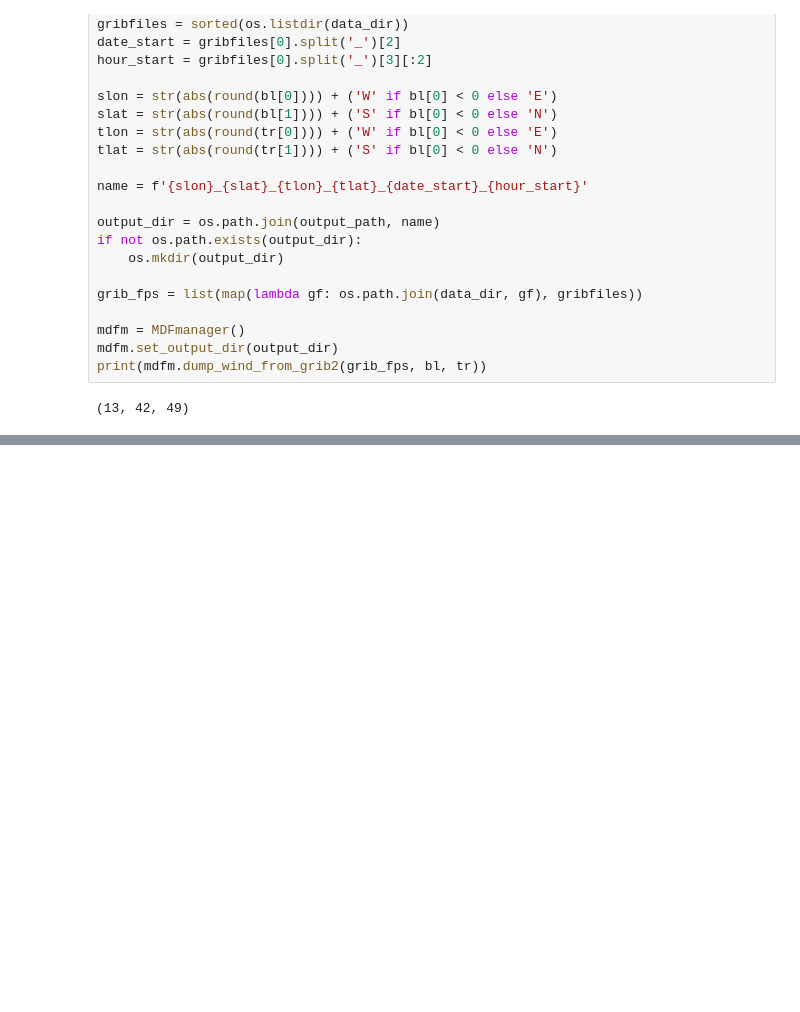
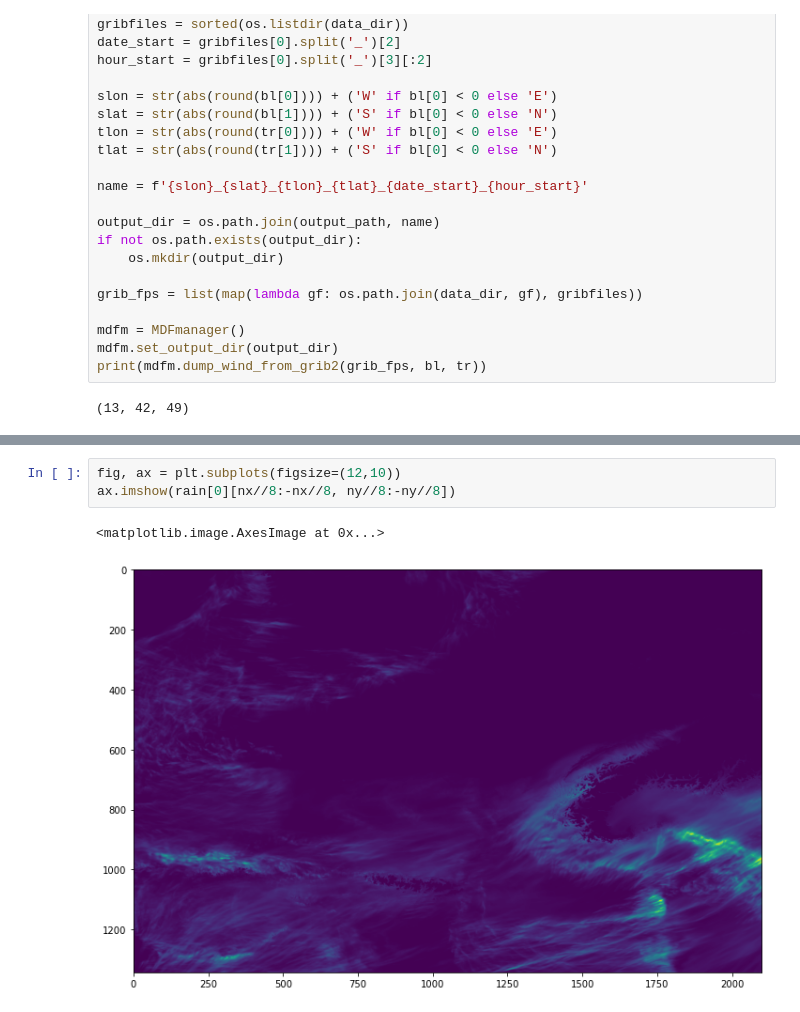
Before and after one commit to dabry-route/dabry, a Jupyter notebook: utils/Process_grib.ipynb, the cells around one changed output, grey strips where cells are left out. Cells and saved outputs as stored; diff of their text form; blank space fills up the shorter version.

```diff
--- a/utils/Process_grib.ipynb
+++ b/utils/Process_grib.ipynb
@@ -49,0 +89,6 @@ print(mdfm.dump_wind_from_grib2(grib_fps, bl, tr))
+# %%
+fig, ax = plt.subplots(figsize=(12,10))
+ax.imshow(rain[0][nx//8:-nx//8, ny//8:-ny//8])
+# %% [output]
+<matplotlib.image.AxesImage at 0x...>
+[figure, added]
```
Also changed, not shown: parts of 10 cells of this notebook, 7 other files.
